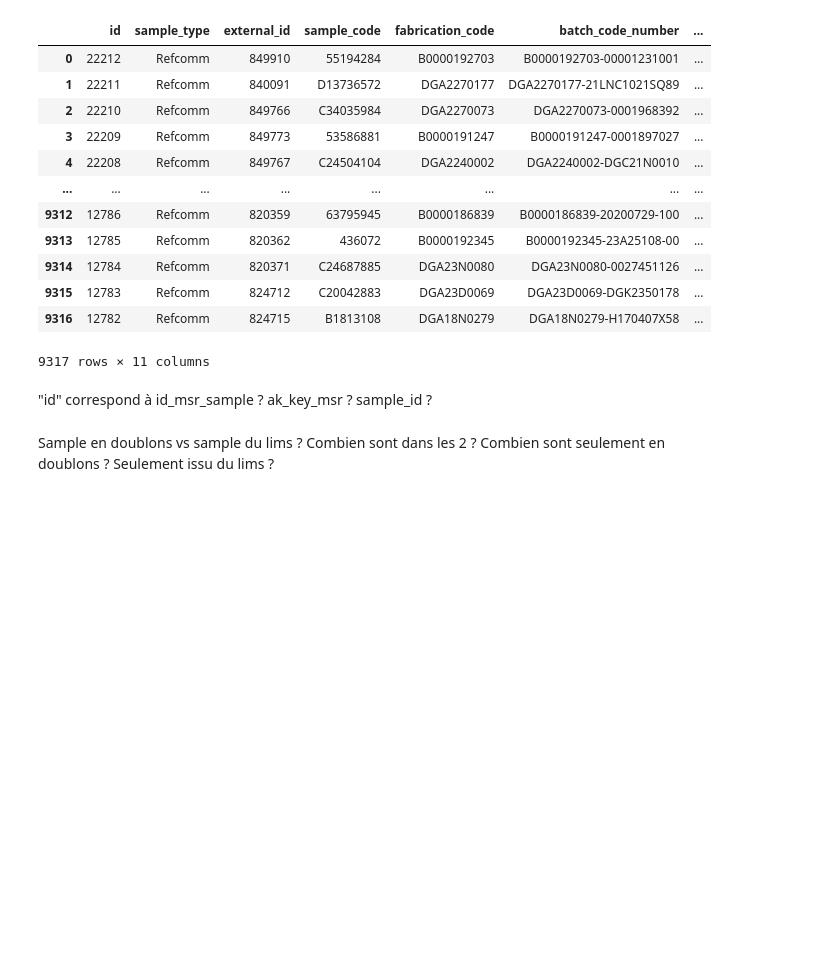
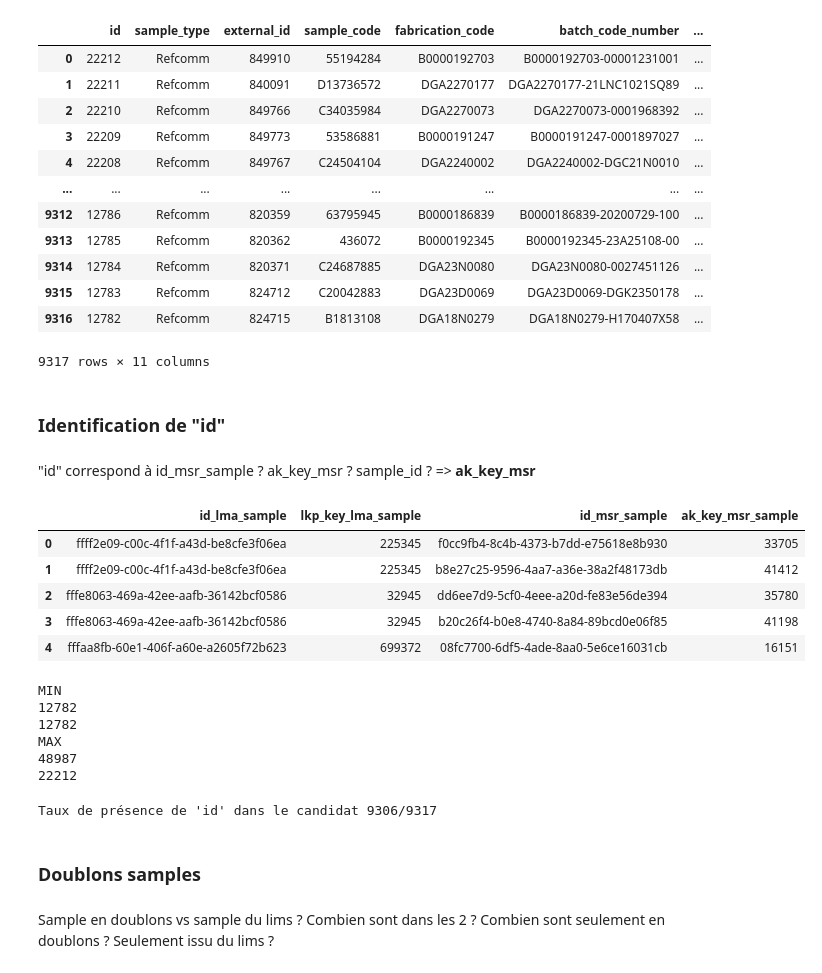
Before and after one commit to bleroux-oa/recettes-msr, a Jupyter notebook: GA_delete_doublon.ipynb, the cells around one changed output. Drawn from its saved outputs; the diff is of its cells as text; code cells hidden in the pictures; blank space fills up the shorter version.

Commit message:
Add section to explore samples Excel vs DWH MSR

```diff
--- a/GA_delete_doublon.ipynb
+++ b/GA_delete_doublon.ipynb
@@ -251,5 +251,7 @@ lims_output_sample
 | 9315 | 12783 | Refcomm | 824712 | C20042883 | DGA23D0069 | DGA23D0069-DGK2350178 | ... |
 | 9316 | 12782 | Refcomm | 824715 | B1813108 | DGA18N0279 | DGA18N0279-H170407X58 | ... |
 9317 rows × 11 columns
+# %% [markdown]
+### Identification de "id"
 # %% [markdown]
-"id" correspond à id_msr_sample ? ak_key_msr ? sample_id ?
+"id" correspond à id_msr_sample ? ak_key_msr ? sample_id ? => **ak_key_msr**
@@ -255,0 +260,19 @@ lims_output_sample
+# %%
+want_to_group_also_by_version = False
+version = 'ver_lma_sample,' if want_to_group_also_by_version else ''
+
+with open(f"SQL/dwh_msr/get_all_sample_IDs.sql", "r") as sql_file:
+    sql_template = sql_file.read()
+
+sql = sql_template.replace("{version}", version)
+query_job = client.query(sql)
+samples_ids = query_job.to_dataframe().drop_duplicates()
+# %%
+samples_ids.head()
+# %% [output]
+|  | id_lma_sample | lkp_key_lma_sample | id_msr_sample | ak_key_msr_sample |
+| 0 | ffff2e09-c00c-4f1f-a43d-be8cfe3f06ea | 225345 | f0cc9fb4-8c4b-4373-b7dd-e75618e8b930 | 33705 |
+| 1 | ffff2e09-c00c-4f1f-a43d-be8cfe3f06ea | 225345 | b8e27c25-9596-4aa7-a36e-38a2f48173db | 41412 |
+| 2 | fffe8063-469a-42ee-aafb-36142bcf0586 | 32945 | dd6ee7d9-5cf0-4eee-a20d-fe83e56de394 | 35780 |
+| 3 | fffe8063-469a-42ee-aafb-36142bcf0586 | 32945 | b20c26f4-b0e8-4740-8a84-89bcd0e06f85 | 41198 |
+| 4 | fffaa8fb-60e1-406f-a60e-a2605f72b623 | 699372 | 08fc7700-6df5-4ade-8aa0-5e6ce16031cb | 16151 |
@@ -255,0 +283,16 @@ lims_output_sample
+# %%
+candidate = unique_ak_key_msr
+
+print("MIN")
+print(min(candidate))
+print(min(unique_excel_ids))
+print("MAX")
+print(max(candidate))
+print(max(unique_excel_ids))
+# %% [output]
+MIN
+12782
+12782
+MAX
+48987
+22212
@@ -256,2 +303,14 @@ lims_output_sample
+# %%
+ak_key = True
+candidate = unique_ak_key_msr if AK else unique_lkp_lma
+c= 0
+for elt in unique_excel_ids:
+    if elt in candidate:
+        c+= 1
+print(f"Taux de présence de 'id' dans le candidat {c}/{len(unique_excel_ids)}")
+# %% [output]
+Taux de présence de 'id' dans le candidat 9306/9317
+# %% [markdown]
+### Doublons samples
 # %% [markdown]
 Sample en doublons vs sample du lims ? Combien sont dans les 2 ? Combien sont seulement en doublons ? Seulement issu du lims ?
```
Also changed, not shown: parts of 10 cells of this notebook.
